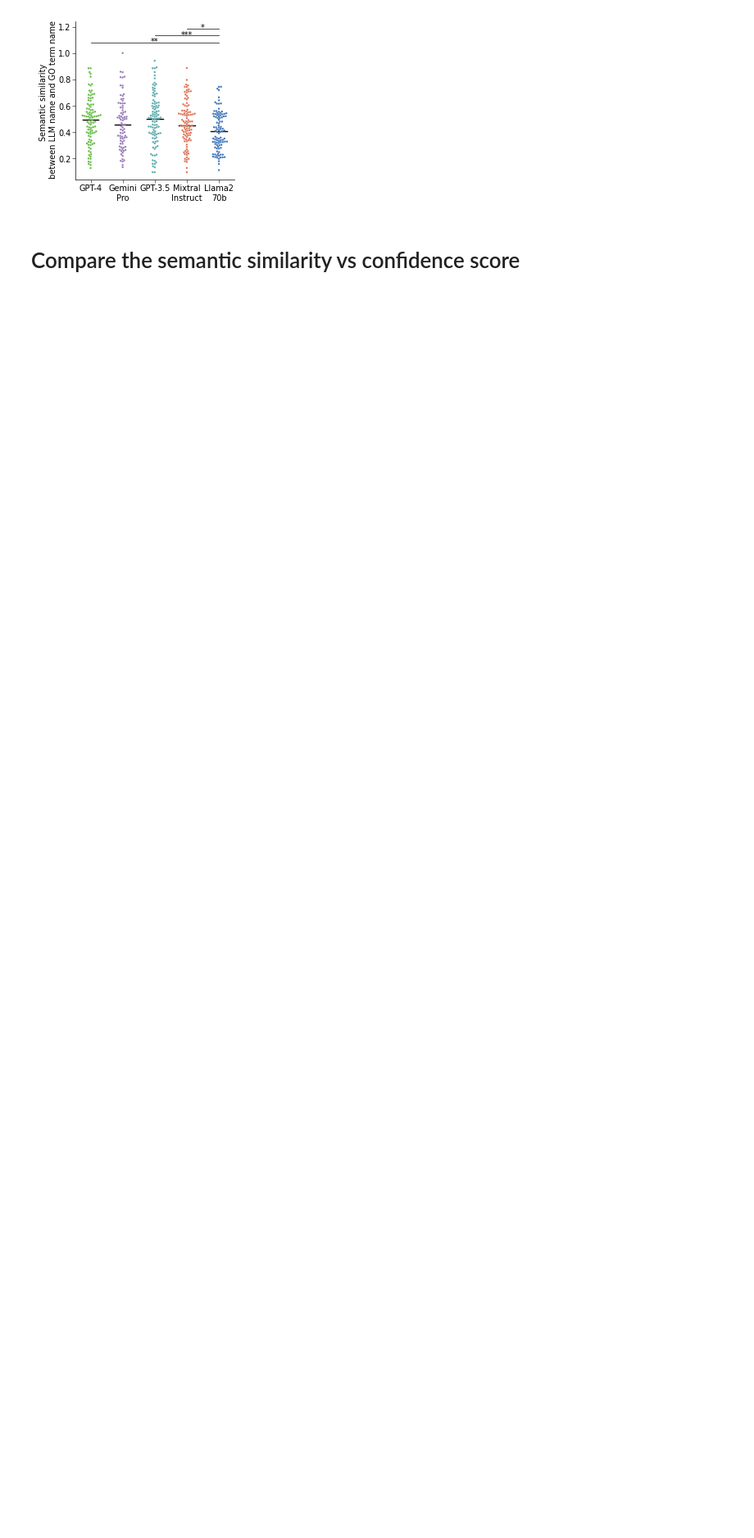
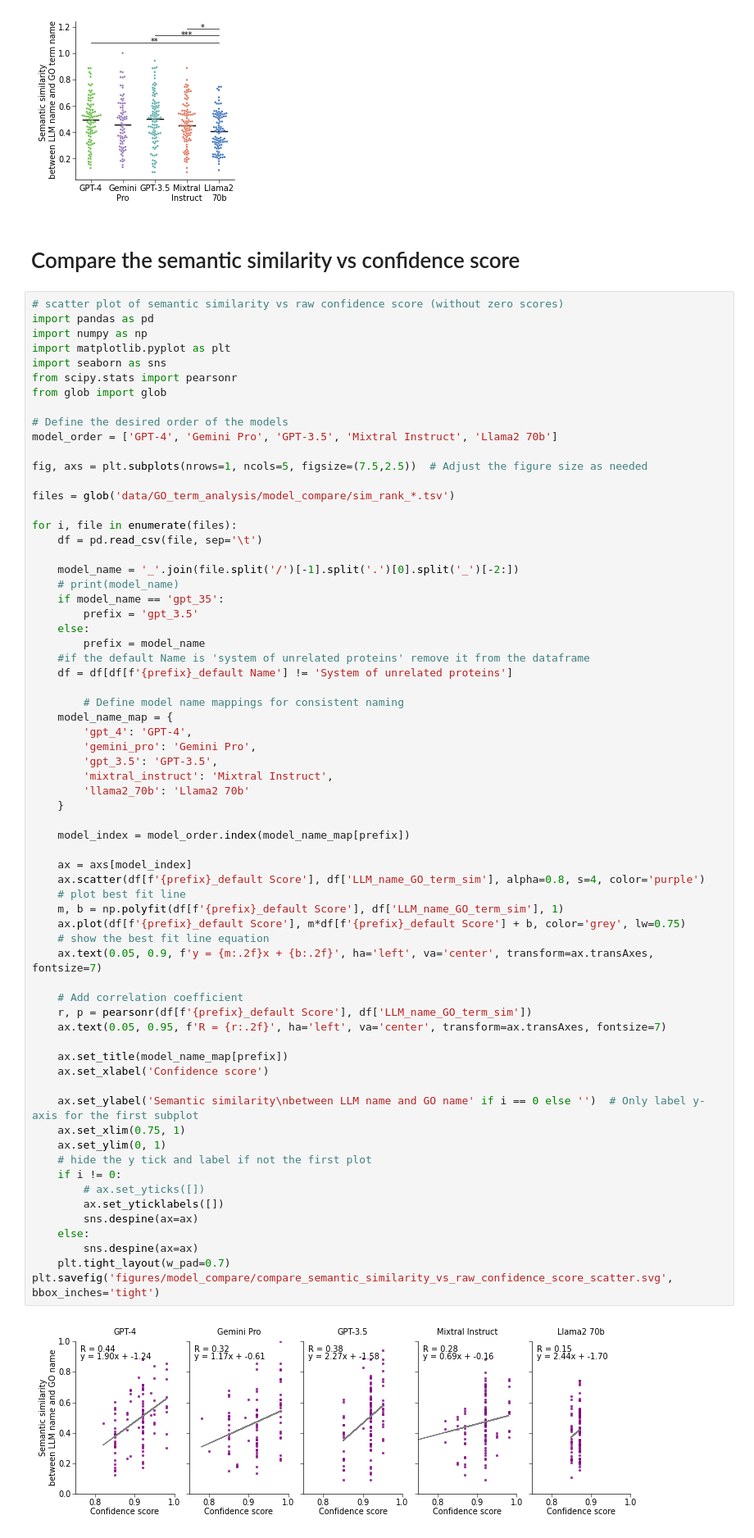
Before and after one commit to idekerlab/llm_evaluation_for_gene_set_interpretation, a Jupyter notebook: 3A.[model compare]compare_semantic_similarity.ipynb, the cells around one changed output. Shown at 82% size. Drawn from its saved outputs; the diff is of its cells as text; blank space fills up the shorter version.

```diff
--- a/3A.[model compare]compare_semantic_similarity.ipynb
+++ b/3A.[model compare]compare_semantic_similarity.ipynb
@@ -166,6 +166,74 @@ model:  Llama2 70b median:  0.4035816
 [figure]
 # %% [markdown]
 # Compare the semantic similarity vs confidence score
+# %%
+# scatter plot of semantic similarity vs raw confidence score (without zero scores)
+import pandas as pd
+import numpy as np
+import matplotlib.pyplot as plt
+import seaborn as sns
+from scipy.stats import pearsonr
+from glob import glob
+
+# Define the desired order of the models
+model_order = ['GPT-4', 'Gemini Pro', 'GPT-3.5', 'Mixtral Instruct', 'Llama2 70b']
+
+fig, axs = plt.subplots(nrows=1, ncols=5, figsize=(7.5,2.5))  # Adjust the figure size as needed
+
+files = glob('data/GO_term_analysis/model_compare/sim_rank_*.tsv')
+
+for i, file in enumerate(files):
+    df = pd.read_csv(file, sep='\t')
+
+    model_name = '_'.join(file.split('/')[-1].split('.')[0].split('_')[-2:])
+    # print(model_name)
+    if model_name == 'gpt_35':
+        prefix = 'gpt_3.5'
+    else:
+        prefix = model_name
+    #if the default Name is 'system of unrelated proteins' remove it from the dataframe
+    df = df[df[f'{prefix}_default Name'] != 'System of unrelated proteins']
+
+        # Define model name mappings for consistent naming
+    model_name_map = {
+        'gpt_4': 'GPT-4',
+        'gemini_pro': 'Gemini Pro',
+        'gpt_3.5': 'GPT-3.5',
+        'mixtral_instruct': 'Mixtral Instruct',
+        'llama2_70b': 'Llama2 70b'
+    }
+
+    model_index = model_order.index(model_name_map[prefix])
+
+    ax = axs[model_index]
+    ax.scatter(df[f'{prefix}_default Score'], df['LLM_name_GO_term_sim'], alpha=0.8, s=4, color='purple')
+    # plot best fit line
+    m, b = np.polyfit(df[f'{prefix}_default Score'], df['LLM_name_GO_term_sim'], 1)
+    ax.plot(df[f'{prefix}_default Score'], m*df[f'{prefix}_default Score'] + b, color='grey', lw=0.75)
+    # show the best fit line equation
+    ax.text(0.05, 0.9, f'y = {m:.2f}x + {b:.2f}', ha='left', va='center', transform=ax.transAxes, fontsize=7)
+
+    # Add correlation coefficient
+    r, p = pearsonr(df[f'{prefix}_default Score'], df['LLM_name_GO_term_sim'])
+    ax.text(0.05, 0.95, f'R = {r:.2f}', ha='left', va='center', transform=ax.transAxes, fontsize=7)
+
+    ax.set_title(model_name_map[prefix])
+    ax.set_xlabel('Confidence score')
+
+    ax.set_ylabel('Semantic similarity\nbetween LLM name and GO name' if i == 0 else '')  # Only label y-axis for the first subplot
+    ax.set_xlim(0.75, 1)
+    ax.set_ylim(0, 1)
+    # hide the y tick and label if not the first plot
+    if i != 0:
+        # ax.set_yticks([])
+        ax.set_yticklabels([])
+        sns.despine(ax=ax)
+    else:
+        sns.despine(ax=ax)
+    plt.tight_layout(w_pad=0.7)
+plt.savefig('figures/model_compare/compare_semantic_similarity_vs_raw_confidence_score_scatter.svg', bbox_inches='tight')
+# %% [output]
+[figure, added]
 # %%
 import pandas as pd
 import matplotlib.pyplot as plt
```
Also changed, not shown: parts of 3 cells of this notebook, 7 other files.
